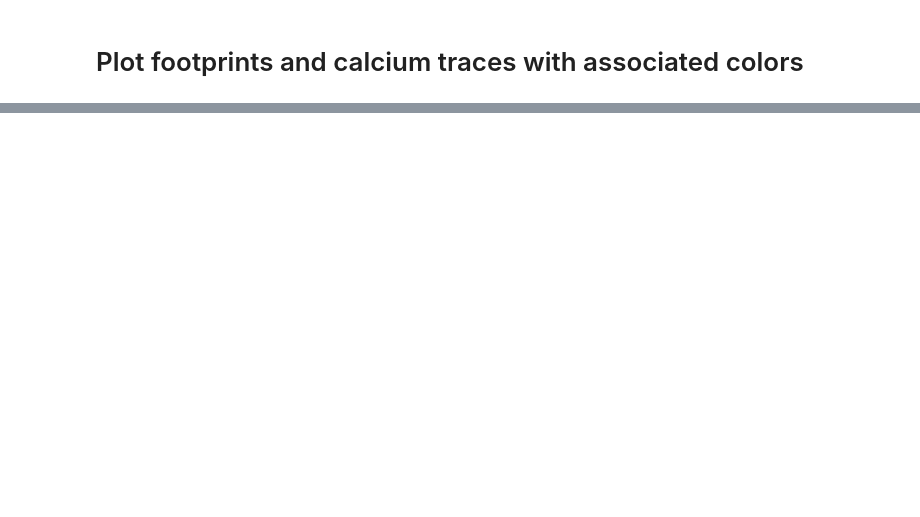
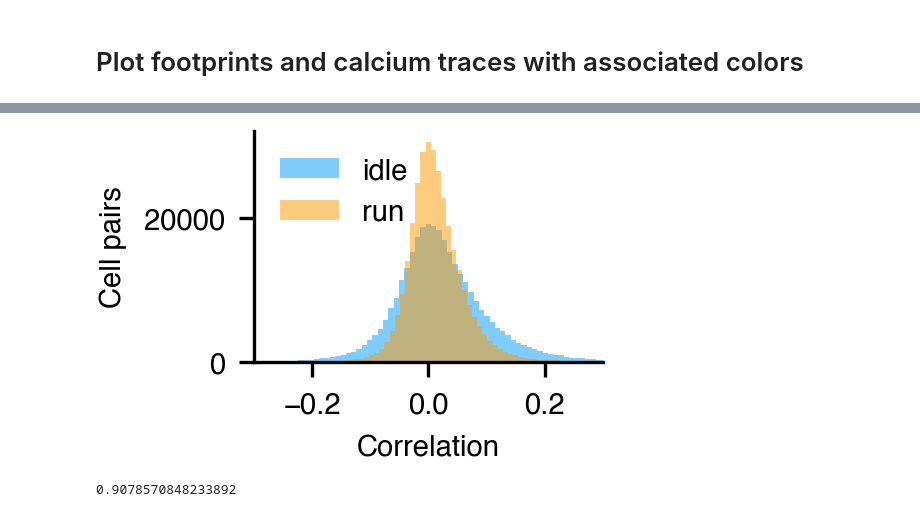
Before and after one commit to etterguillaume/PyCaAn, a Jupyter notebook: figure2.ipynb, the cells around one changed output, grey strips where cells are left out. Drawn from its saved outputs; the diff is of its cells as text; code cells hidden in the pictures; blank space fills up the shorter version.

```diff
--- a/figure2.ipynb
+++ b/figure2.ipynb
@@ -81,0 +71,15 @@ array([[0., 0., 0., ..., 0., 0., 0.],
+# %%
+# Plot histogram
+plt.hist(idle_matrix.flatten(), bins=200, color=[0,.6,1,.5], label='idle')
+plt.hist(run_matrix.flatten(), bins=200, color=[1,.6,0,.5], label='run')
+plt.xlim(-.3,.3)
+plt.xlabel('Correlation')
+plt.ylabel('Cell pairs')
+plt.legend()
+plt.savefig('results/figures/fig2/corr_histogram.pdf', bbox_inches='tight')
+# %% [output]
+[figure, added]
+# %%
+np.nanmax(run_matrix)
+# %% [output]
+0.9078570848233892
```
Also changed, not shown: parts of 8 cells of this notebook, 6 other files.
